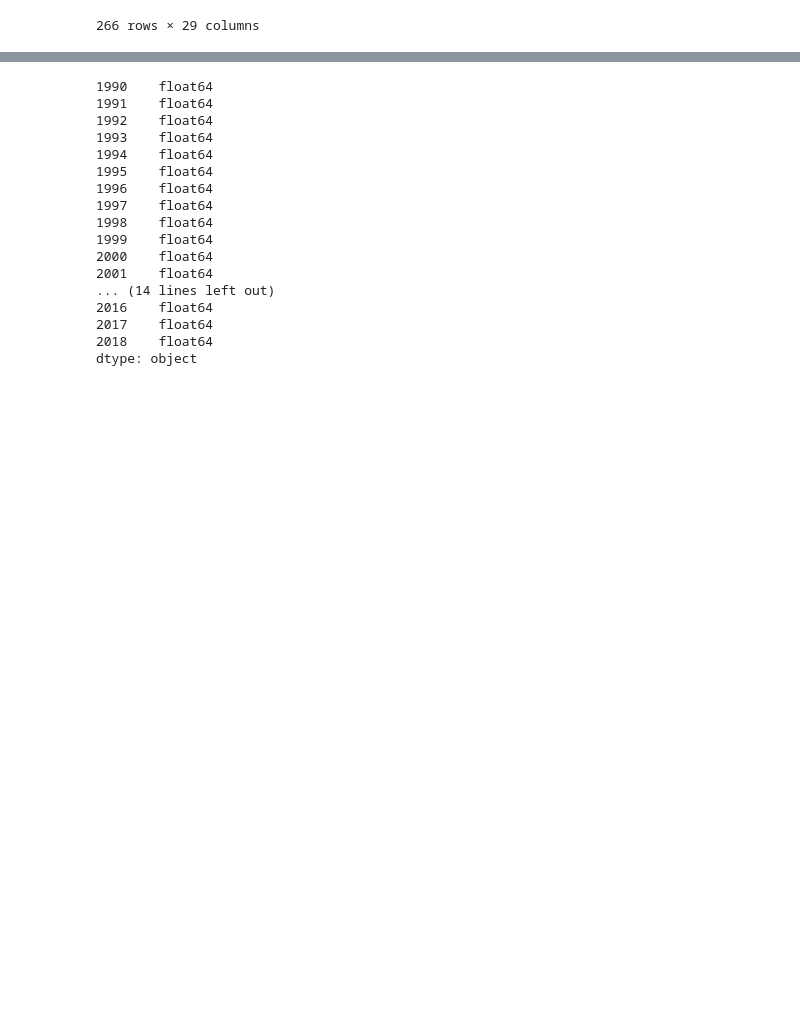
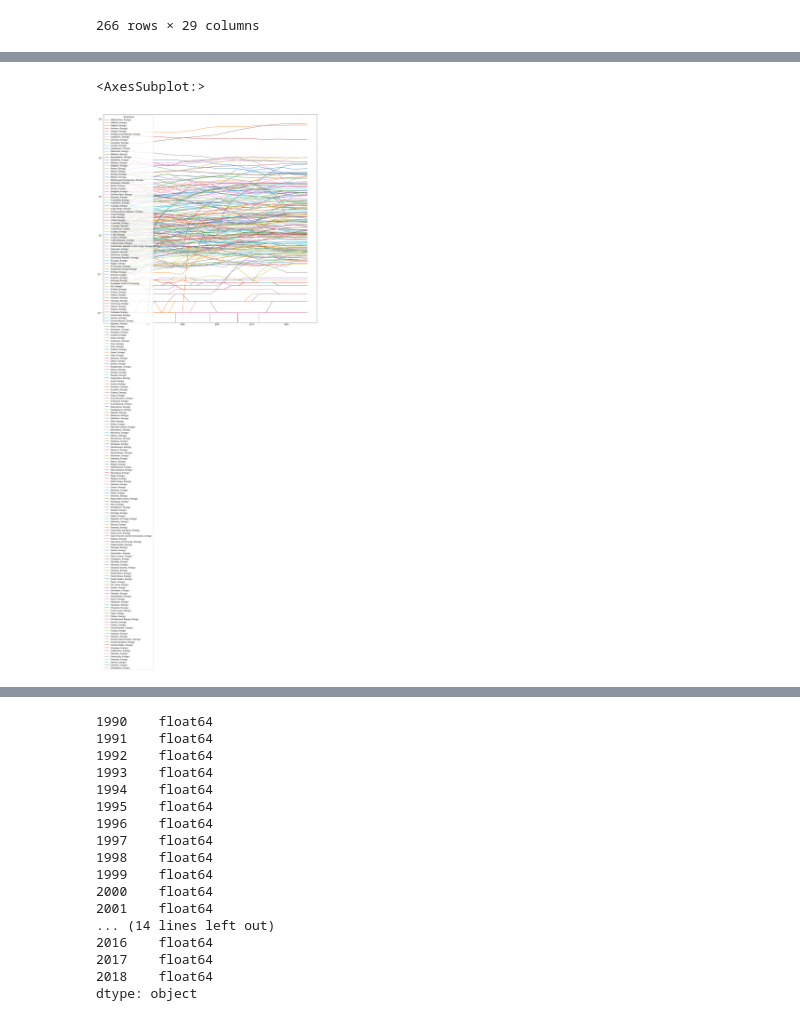
Before and after one commit to OxanaDrotieva/Methane_emissions_analysis, a Jupyter notebook: methane-emissions.ipynb, the cells around one changed output, grey strips where cells are left out. Saved outputs shown, nothing was run; the diff lists cells and outputs as text; code cells hidden in the pictures; blank space fills up the shorter version.

Commit message:
merged datasets, working on cleaning

```diff
--- a/methane-emissions.ipynb
+++ b/methane-emissions.ipynb
@@ -26,0 +22,5 @@ array(['MTCO2e'], dtype=object)
+# %%
+# Transpose indices and column headers in methane emission dataframe
+df_transposed = methane_emissions.copy(deep=True)
+df_transposed = df_transposed.drop(['Gas','Unit'], axis=1).groupby([df_transposed.index,'Sector']).mean().transpose()
+df_transposed.head()
@@ -79,0 +163,6 @@ GDP_df
+# %%
+# Transpose indices and column headers in GDP dataframe
+gdp_transposed = GDP_df.copy(deep=True)
+gdp_transposed = gdp_transposed.transpose()
+gdp_transposed = gdp_transposed.rename(columns={col:(col, 'GDP') for col in gdp_transposed.columns})
+gdp_transposed.head()
@@ -79,0 +177,7 @@ GDP_df
+# %%
+merged = df_transposed.merge(gdp_transposed,how="left", right_index=True, left_index=True, validate="one_to_one")
+cols = pd.MultiIndex.from_tuples([(x,y) for x,y in merged.columns])
+
+merged = merged.transpose().reindex(cols)
+merged.transpose().head()
+#merged = merged.dropna(axis=0, how='any')
@@ -79,0 +193,5 @@ GDP_df
+# %%
+merged.xs('Energy', level=1, drop_level=False).iloc[:,::-1].transpose().plot(kind="line", figsize=(20,20), legend=True, logy=True)
+# %% [output]
+<AxesSubplot:>
+[figure, added]
```
Also changed, not shown: parts of 14 cells of this notebook.
